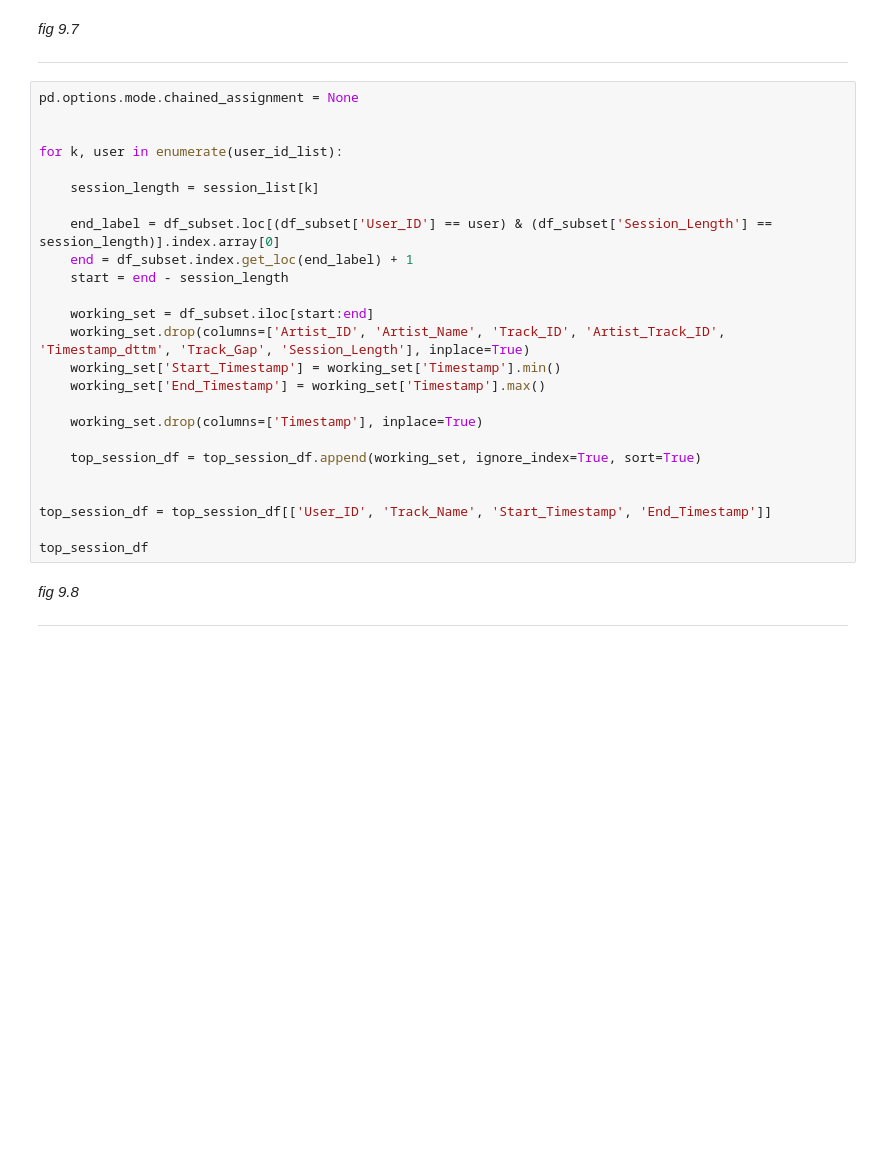
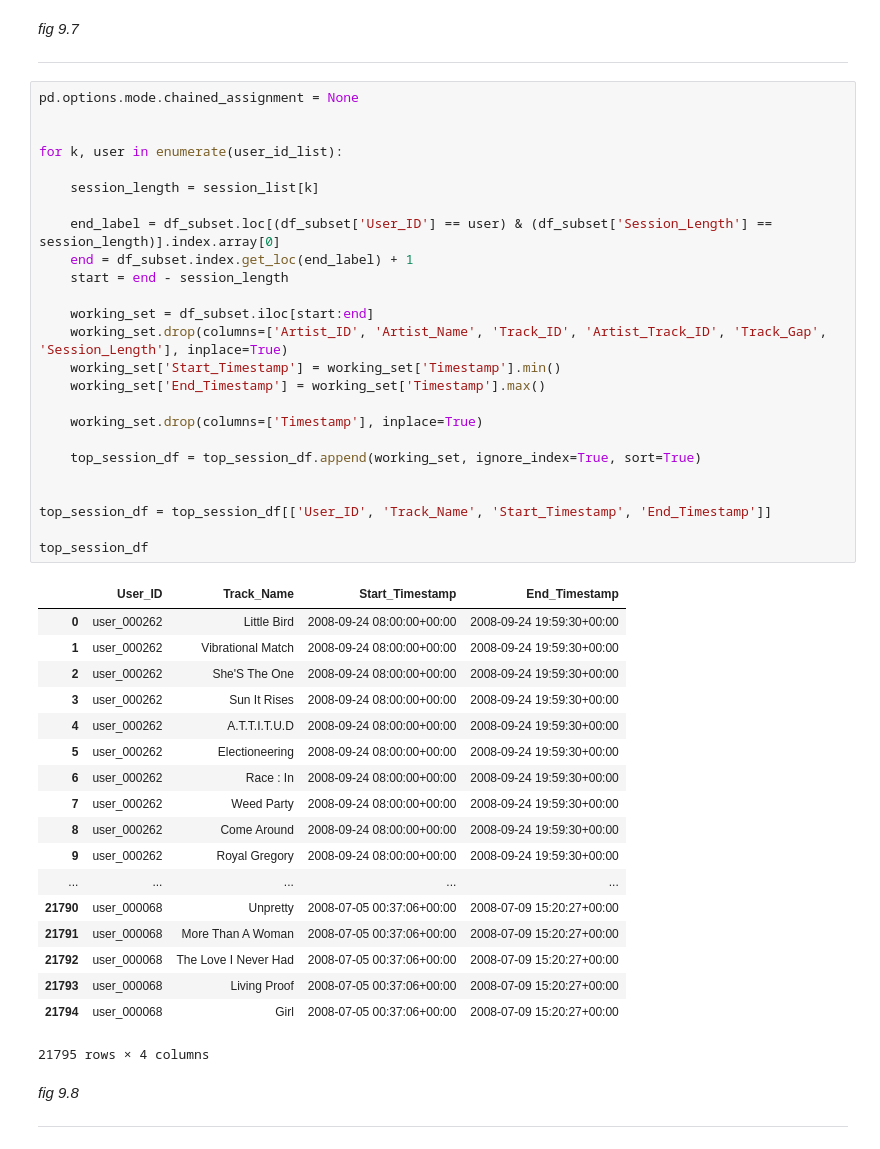
Before and after one commit to Browun/technical-test-lastfm, a Jupyter notebook: Technical-Test-Lastfm.ipynb, the cells around one changed output. Drawn from its saved outputs; the diff is of its cells as text; blank space fills up the shorter version.

```diff
--- a/Technical-Test-Lastfm.ipynb
+++ b/Technical-Test-Lastfm.ipynb
@@ -602,28 +621,47 @@ _fig 9.7_
 # %%
 pd.options.mode.chained_assignment = None
 
 
 for k, user in enumerate(user_id_list):
 
     session_length = session_list[k]
 
     end_label = df_subset.loc[(df_subset['User_ID'] == user) & (df_subset['Session_Length'] == session_length)].index.array[0]
     end = df_subset.index.get_loc(end_label) + 1
     start = end - session_length
 
     working_set = df_subset.iloc[start:end]
-    working_set.drop(columns=['Artist_ID', 'Artist_Name', 'Track_ID', 'Artist_Track_ID', 'Timestamp_dttm', 'Track_Gap', 'Session_Length'], inplace=True)
+    working_set.drop(columns=['Artist_ID', 'Artist_Name', 'Track_ID', 'Artist_Track_ID', 'Track_Gap', 'Session_Length'], inplace=True)
     working_set['Start_Timestamp'] = working_set['Timestamp'].min()
     working_set['End_Timestamp'] = working_set['Timestamp'].max()
 
     working_set.drop(columns=['Timestamp'], inplace=True)
 
     top_session_df = top_session_df.append(working_set, ignore_index=True, sort=True)
 
 
 top_session_df = top_session_df[['User_ID', 'Track_Name', 'Start_Timestamp', 'End_Timestamp']]
 
 top_session_df
+# %% [output]
+|  | User_ID | Track_Name | Start_Timestamp | End_Timestamp |
+| 0 | user_000262 | Little Bird | 2008-09-24 08:00:00+00:00 | 2008-09-24 19:59:30+00:00 |
+| 1 | user_000262 | Vibrational Match | 2008-09-24 08:00:00+00:00 | 2008-09-24 19:59:30+00:00 |
+| 2 | user_000262 | She'S The One | 2008-09-24 08:00:00+00:00 | 2008-09-24 19:59:30+00:00 |
+| 3 | user_000262 | Sun It Rises | 2008-09-24 08:00:00+00:00 | 2008-09-24 19:59:30+00:00 |
+| 4 | user_000262 | A.T.T.I.T.U.D | 2008-09-24 08:00:00+00:00 | 2008-09-24 19:59:30+00:00 |
+| 5 | user_000262 | Electioneering | 2008-09-24 08:00:00+00:00 | 2008-09-24 19:59:30+00:00 |
+| 6 | user_000262 | Race : In | 2008-09-24 08:00:00+00:00 | 2008-09-24 19:59:30+00:00 |
+| 7 | user_000262 | Weed Party | 2008-09-24 08:00:00+00:00 | 2008-09-24 19:59:30+00:00 |
+| 8 | user_000262 | Come Around | 2008-09-24 08:00:00+00:00 | 2008-09-24 19:59:30+00:00 |
+| 9 | user_000262 | Royal Gregory | 2008-09-24 08:00:00+00:00 | 2008-09-24 19:59:30+00:00 |
+| ... | ... | ... | ... | ... |
+| 21790 | user_000068 | Unpretty | 2008-07-05 00:37:06+00:00 | 2008-07-09 15:20:27+00:00 |
+| 21791 | user_000068 | More Than A Woman | 2008-07-05 00:37:06+00:00 | 2008-07-09 15:20:27+00:00 |
+| 21792 | user_000068 | The Love I Never Had | 2008-07-05 00:37:06+00:00 | 2008-07-09 15:20:27+00:00 |
+| 21793 | user_000068 | Living Proof | 2008-07-05 00:37:06+00:00 | 2008-07-09 15:20:27+00:00 |
+| 21794 | user_000068 | Girl | 2008-07-05 00:37:06+00:00 | 2008-07-09 15:20:27+00:00 |
+21795 rows × 4 columns
 # %% [markdown]
 _fig 9.8_
 
```
Also changed, not shown: parts of 2 cells of this notebook.
